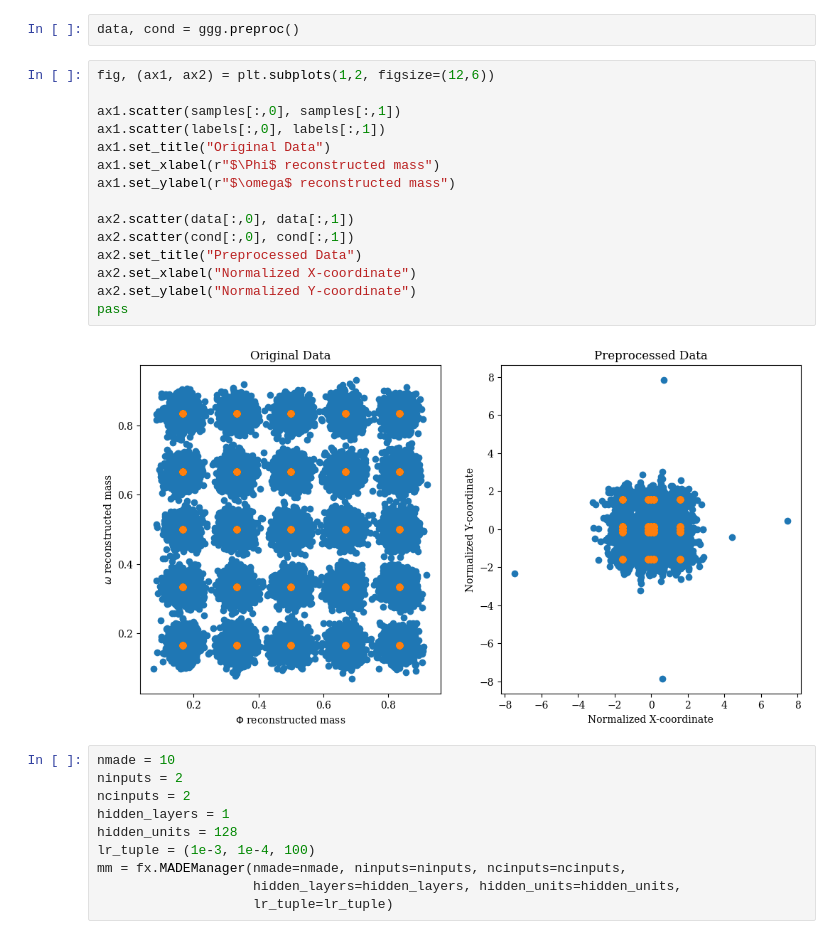
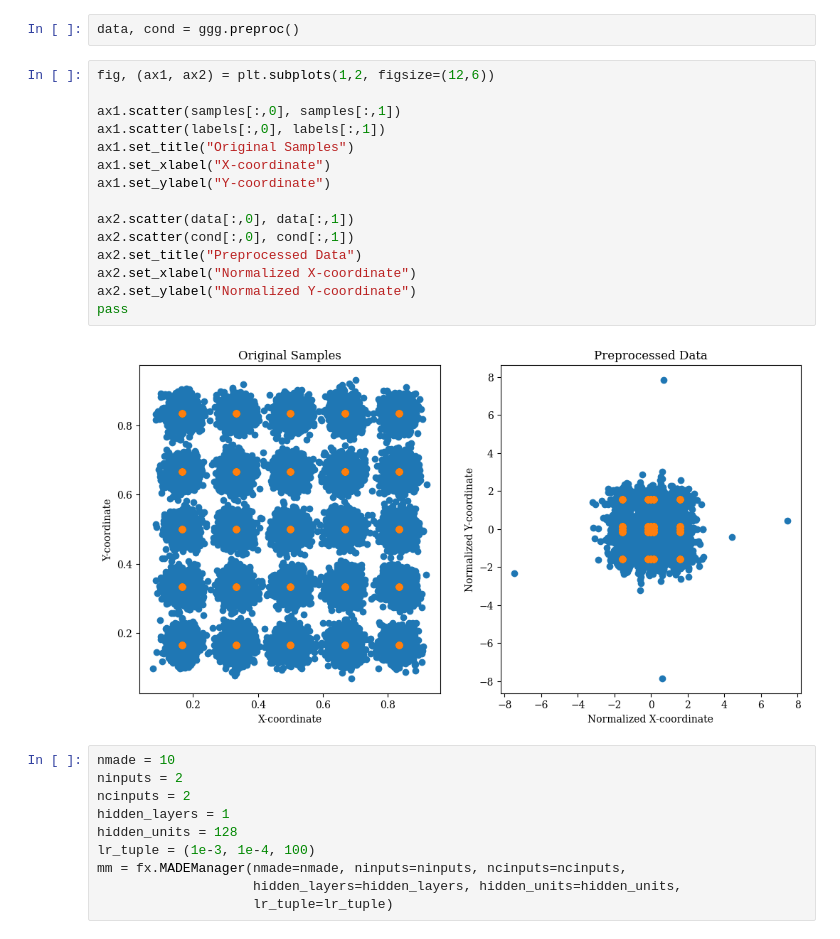
Before and after one commit to asatk/flows_pseudoaxions, a Jupyter notebook: tut_gaus.ipynb, the cells around one changed output. Drawn from its saved outputs; the diff is of its cells as text.

```diff
--- a/tut_gaus.ipynb
+++ b/tut_gaus.ipynb
@@ -31,20 +31,20 @@ data, cond = ggg.preproc()
 # %%
 fig, (ax1, ax2) = plt.subplots(1,2, figsize=(12,6))
 
 ax1.scatter(samples[:,0], samples[:,1])
 ax1.scatter(labels[:,0], labels[:,1])
-ax1.set_title("Original Data")
-ax1.set_xlabel(r"$\Phi$ reconstructed mass")
-ax1.set_ylabel(r"$\omega$ reconstructed mass")
+ax1.set_title("Original Samples")
+ax1.set_xlabel("X-coordinate")
+ax1.set_ylabel("Y-coordinate")
 
 ax2.scatter(data[:,0], data[:,1])
 ax2.scatter(cond[:,0], cond[:,1])
 ax2.set_title("Preprocessed Data")
 ax2.set_xlabel("Normalized X-coordinate")
 ax2.set_ylabel("Normalized Y-coordinate")
 pass
 # %% [output]
-[figure, old version]
+[figure, new version]
 # %%
 nmade = 10
 ninputs = 2
```
Also changed, not shown: parts of 5 cells of this notebook, 2 other files.
